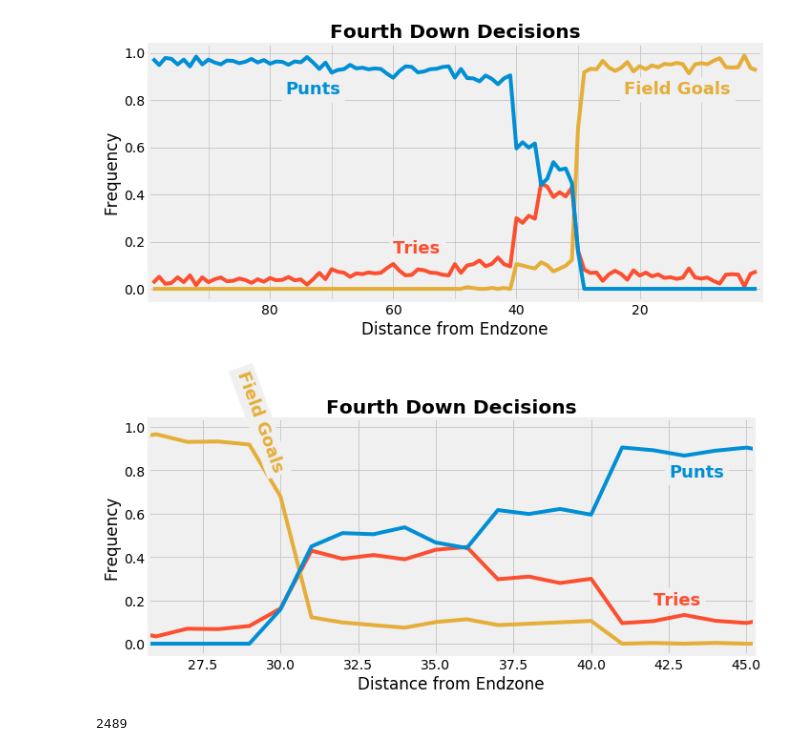
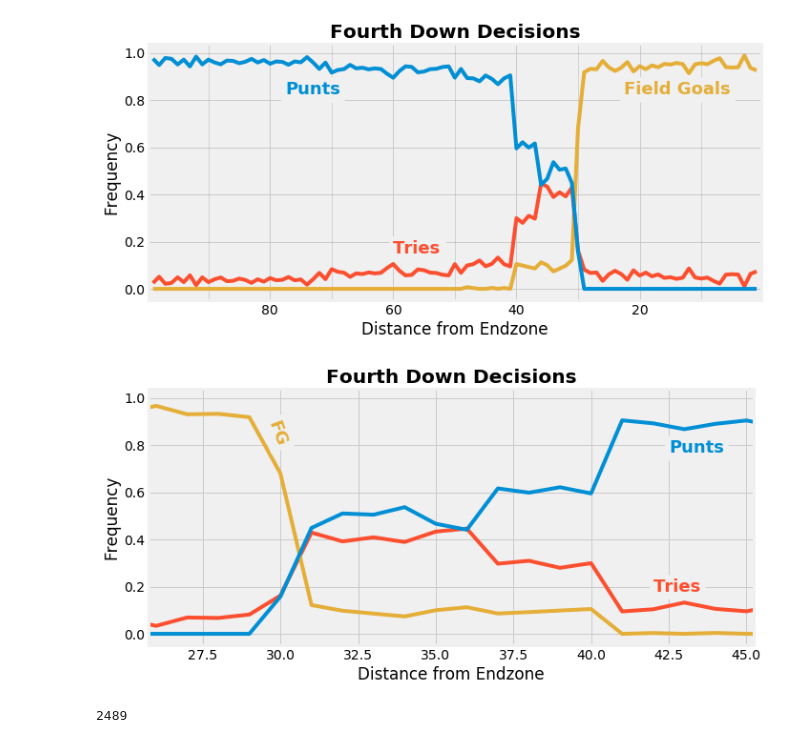
Before and after one commit to SimFootballDev/surrender_punt, a Jupyter notebook: surrender.ipynb, the cells around one changed output. Drawn from its saved outputs; the diff is of its cells as text; code cells hidden in the pictures.

```diff
--- a/surrender.ipynb
+++ b/surrender.ipynb
@@ -375,28 +382,28 @@ plt.show()
 # %%
 yardRange = range(1,100)
 
 plt.figure(figsize=(10,5),facecolor='w')
 plt.style.use('fivethirtyeight')
 plt.title('Fourth Down Decisions',weight='bold')
 plt.xlabel('Distance from Endzone')
 plt.ylabel('Frequency')
 # plt.plot(yardRange,TOList,label='Timeouts',c='C3')
 plt.plot(yardRange,TryList,label='Tries',c='C1')
 plt.plot(yardRange,FGlist,label='Field Goals',c='C2')
 plt.plot(yardRange,PuntList,label='Punts',c='C0')
 # for i in [10,30,50,70,90]:
 #     plt.axvline(i,c='gray',lw=1,alpha=0.25)
 plt.xlim(25.75,45.25)
 # plt.ylim(0,1)
 # plt.legend()
 plt.text(x = 42, y = 0.18, s = 'Tries', color = 'C1', weight = 'bold', size = 18, backgroundcolor = '#f0f0f0')
-plt.text(x = 28.5, y = 0.8, s = 'Field Goals', color = 'C2', weight = 'bold', rotation = -70, size = 18, backgroundcolor = '#f0f0f0')
+plt.text(x = 29.5, y = 0.8, s = 'FG', color = 'C2', weight = 'bold', rotation = -70, size = 18, backgroundcolor = '#f0f0f0')
 plt.text(x = 42.5, y = 0.77, s = 'Punts', color = 'C0', weight = 'bold', size = 18, backgroundcolor = '#f0f0f0')
 plt.tight_layout()
 plt.savefig('images/4thdown_dead.png')
 plt.show()
 # %% [output]
-[figure, old version]
+[figure, new version]
 # %%
 deadZoneDF = fourthDF[(fourthDF['dist2goal'] <= 40) & (30 <= fourthDF['dist2goal'])]
 # %%
```
Also changed, not shown: parts of 7 cells of this notebook, 7 other files.
